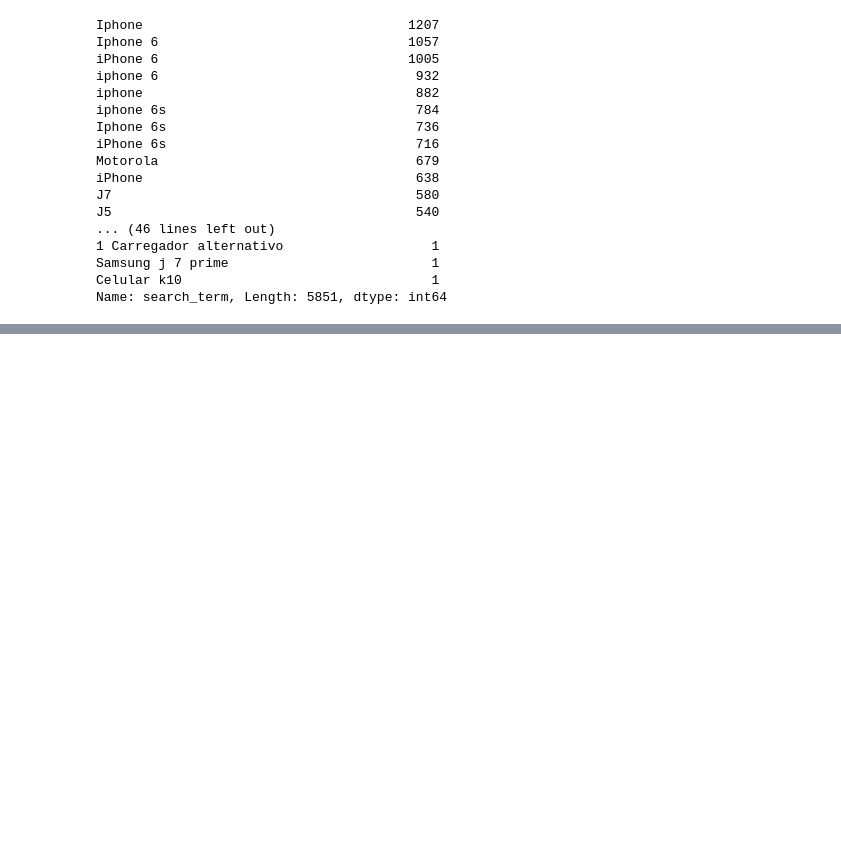
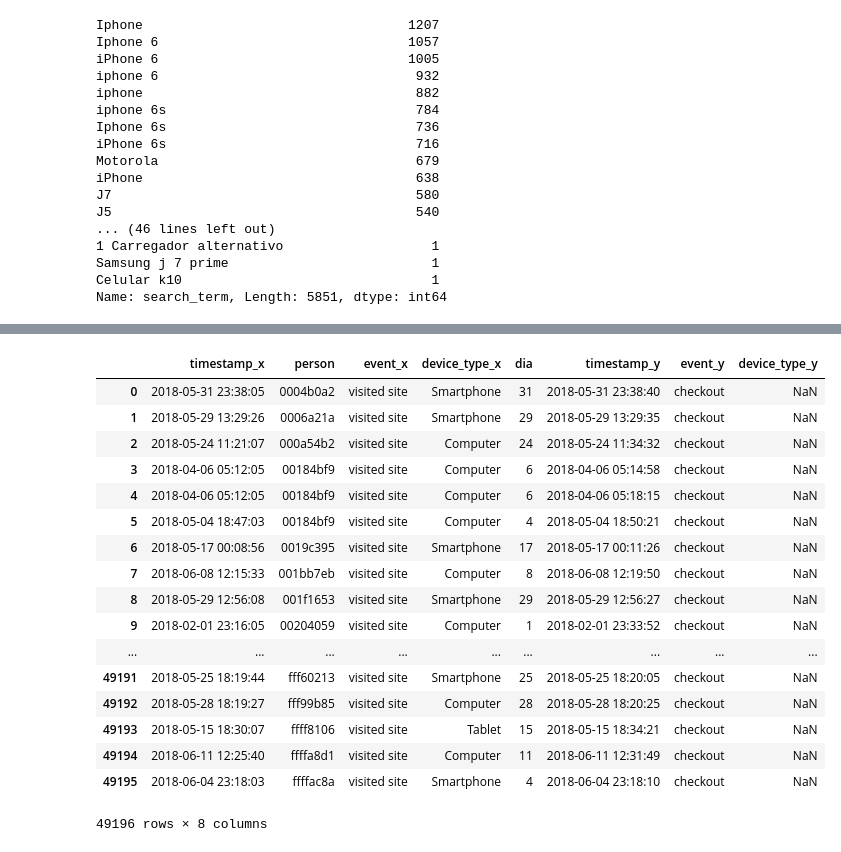
Before and after one commit to EugeniaFranchi/TP-Datos, a Jupyter notebook: TpDatos.ipynb, the cells around one changed output, grey strips where cells are left out. Cells and saved outputs as stored; diff of their text form; code cells hidden in the pictures; blank space fills up the shorter version.

```diff
--- a/TpDatos.ipynb
+++ b/TpDatos.ipynb
@@ -821,0 +885,24 @@ personas.loc[(personas['device_type'].isnull()==False)|(personas['event']=='chec
+# %%
+#Hago un join por dia y persona para ver los dispositivos que usaron para realizar el checkout o conversion
+#El resultado son aquellos registros originados por las mismas personas el mismo dia
+result=pd.merge(df1,df2,on=['dia','person'],how='inner')
+result
+# %% [output]
+|  | timestamp_x | person | event_x | device_type_x | dia | timestamp_y | event_y | device_type_y |
+| 0 | 2018-05-31 23:38:05 | 0004b0a2 | visited site | Smartphone | 31 | 2018-05-31 23:38:40 | checkout | NaN |
+| 1 | 2018-05-29 13:29:26 | 0006a21a | visited site | Smartphone | 29 | 2018-05-29 13:29:35 | checkout | NaN |
+| 2 | 2018-05-24 11:21:07 | 000a54b2 | visited site | Computer | 24 | 2018-05-24 11:34:32 | checkout | NaN |
+| 3 | 2018-04-06 05:12:05 | 00184bf9 | visited site | Computer | 6 | 2018-04-06 05:14:58 | checkout | NaN |
+| 4 | 2018-04-06 05:12:05 | 00184bf9 | visited site | Computer | 6 | 2018-04-06 05:18:15 | checkout | NaN |
+| 5 | 2018-05-04 18:47:03 | 00184bf9 | visited site | Computer | 4 | 2018-05-04 18:50:21 | checkout | NaN |
+| 6 | 2018-05-17 00:08:56 | 0019c395 | visited site | Smartphone | 17 | 2018-05-17 00:11:26 | checkout | NaN |
+| 7 | 2018-06-08 12:15:33 | 001bb7eb | visited site | Computer | 8 | 2018-06-08 12:19:50 | checkout | NaN |
+| 8 | 2018-05-29 12:56:08 | 001f1653 | visited site | Smartphone | 29 | 2018-05-29 12:56:27 | checkout | NaN |
+| 9 | 2018-02-01 23:16:05 | 00204059 | visited site | Computer | 1 | 2018-02-01 23:33:52 | checkout | NaN |
+| ... | ... | ... | ... | ... | ... | ... | ... | ... |
+| 49191 | 2018-05-25 18:19:44 | fff60213 | visited site | Smartphone | 25 | 2018-05-25 18:20:05 | checkout | NaN |
+| 49192 | 2018-05-28 18:19:27 | fff99b85 | visited site | Computer | 28 | 2018-05-28 18:20:25 | checkout | NaN |
+| 49193 | 2018-05-15 18:30:07 | ffff8106 | visited site | Tablet | 15 | 2018-05-15 18:34:21 | checkout | NaN |
+| 49194 | 2018-06-11 12:25:40 | ffffa8d1 | visited site | Computer | 11 | 2018-06-11 12:31:49 | checkout | NaN |
+| 49195 | 2018-06-04 23:18:03 | ffffac8a | visited site | Smartphone | 4 | 2018-06-04 23:18:10 | checkout | NaN |
+49196 rows × 8 columns
```
Also changed, not shown: parts of 9 cells of this notebook.
